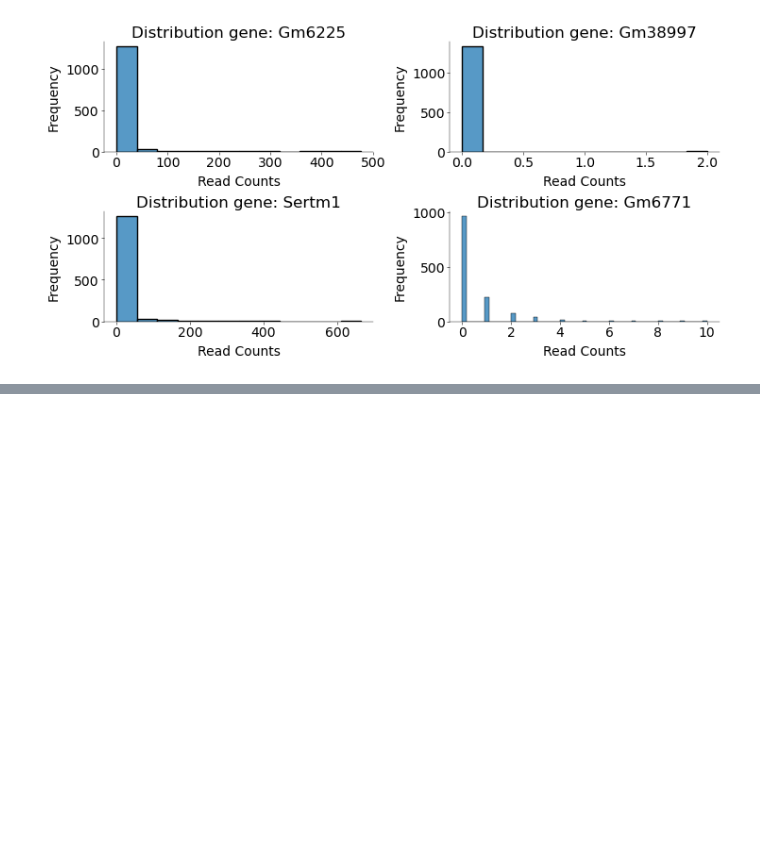
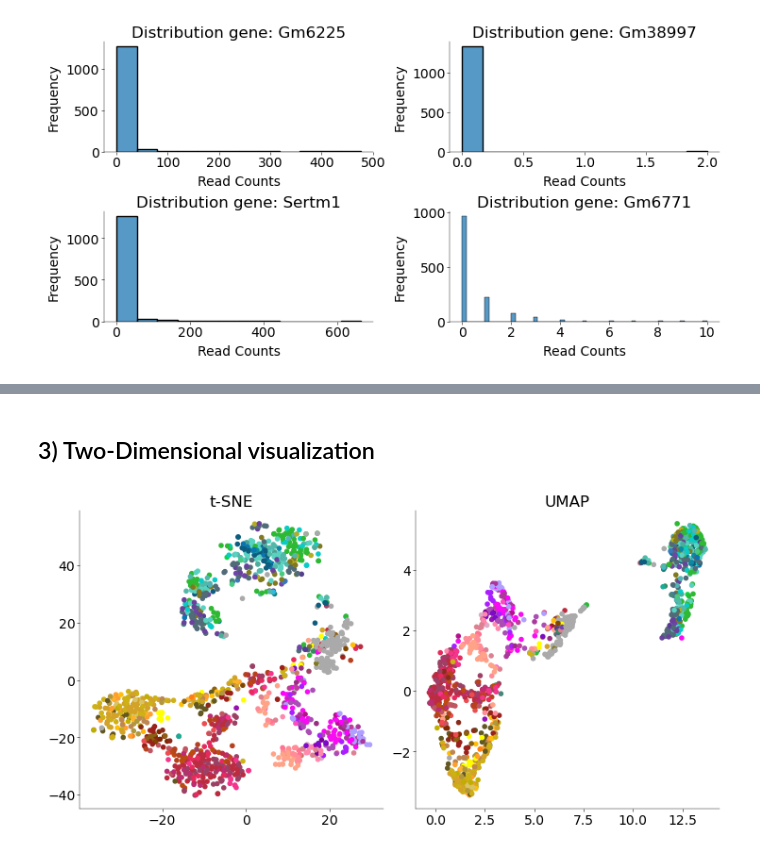
Before and after one commit to GustavKS/Neural-Data, a Jupyter notebook: Final Project/practical03.ipynb, the cells around one changed output, grey strips where cells are left out. Drawn from its saved outputs; the diff is of its cells as text; code cells hidden in the pictures; blank space fills up the shorter version.

```diff
--- a/Final Project/practical03.ipynb
+++ b/Final Project/practical03.ipynb
@@ -324,14 +298,14 @@ plt.show()
 # %%
 def cpm(counts):
-    total_counts = np.sum(counts, axis=1, keepdims=True)
-    cpm = (counts / total_counts) * 1e6
-    return cpm
+    seq_depth = np.sum(counts, axis=1)
+    normed = (counts / seq_depth[:, np.newaxis]) * 1e6
+    return normed
 
 
 def cpmedian(counts):
-    median_counts = np.median(np.sum(counts, axis=1))
-    cpmedian = (counts / np.sum(counts, axis=1, keepdims=True)) * median_counts
-    return cpmedian
+    seq_depth = np.sum(counts, axis=1)
+    normed = counts / seq_depth[:, np.newaxis] * np.median(seq_depth)
+    return normed
 
 
 def rpkm(
@@ -366,9 +340,10 @@ def rpkm(
 
     normed = 1e9 * C / (N[np.newaxis, :] * L[:, np.newaxis])
 
-    return normed
+    return normed.T
 
 
+# exonCounts = sklearn.preprocessing.normalize(exonCounts)
 cpm = cpm(exonCounts)
 cpmedian = cpmedian(exonCounts)
-rpkm = rpkm(exonCounts.T, exonLengths).T
+rpkm = rpkm(exonCounts.T, exonLengths)
@@ -425,0 +350,23 @@ plt.show()
+# %% [markdown]
+## 3) Two-Dimensional visualization ##
+# %%
+from sklearn.manifold import TSNE
+import umap
+
+
+data = rpkm[:, gene_var > np.sort(gene_var)[-501]]
+data = np.log2(data + 1)
+pca_result = PCA(n_components=50).fit_transform(data)
+
+tsne = TSNE(n_components=2, perplexity=30)
+tsne_results = tsne.fit_transform(pca_result)
+umap_model = umap.UMAP()
+umap_results = umap_model.fit_transform(data)
+fig, ax = plt.subplots(1, 2)
+ax[0].scatter(tsne_results[:, 0], tsne_results[:, 1], c=cluster_colors)
+ax[0].set_title("t-SNE")
+ax[1].scatter(umap_results[:, 0], umap_results[:, 1], c=cluster_colors)
+ax[1].set_title("UMAP")
+plt.show()
+# %% [output]
+[figure, added]
```
Also changed, not shown: parts of 9 cells of this notebook.
